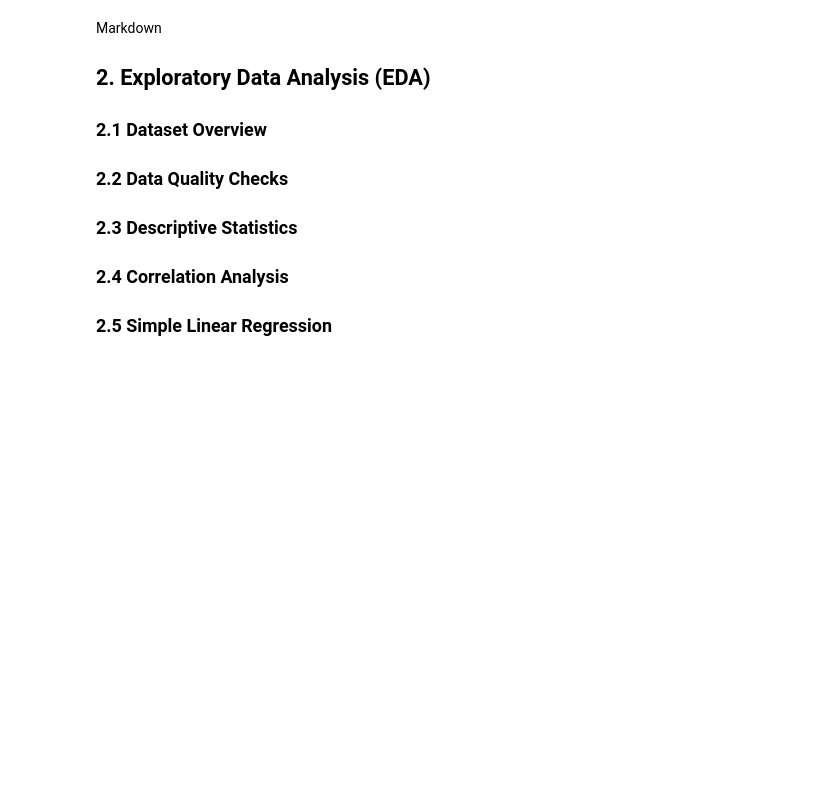
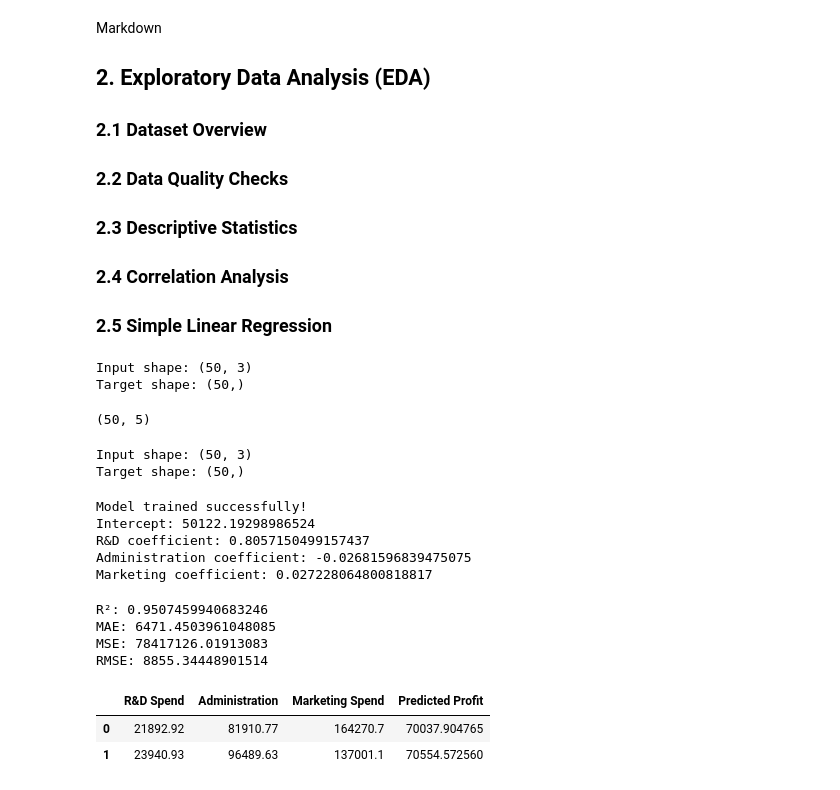
Before and after one commit to jayaranjan2004/Startup-Profit-Analysis, a Jupyter notebook: Data/profit_analysis.ipynb, the cells around one changed output. Cells and saved outputs as stored; diff of their text form; code cells hidden in the pictures; blank space fills up the shorter version.

Commit message:
Complete Python regression analysis and profit predictions

```diff
--- a/Data/profit_analysis.ipynb
+++ b/Data/profit_analysis.ipynb
@@ -191,0 +196,74 @@ Markdown
+# %%
+X = df[["R&D Spend", "Administration", "Marketing Spend"]]
+y = df["Profit"]
+
+print("Input shape:", X.shape)
+print("Target shape:", y.shape)
+# %% [output]
+Input shape: (50, 3)
+Target shape: (50,)
+# %%
+import pandas as pd
+
+df = pd.read_csv("../Data/raw data/50_Startups.csv")
+
+print(df.shape)
+# %% [output]
+(50, 5)
+# %%
+X = df[["R&D Spend", "Administration", "Marketing Spend"]]
+y = df["Profit"]
+
+print("Input shape:", X.shape)
+print("Target shape:", y.shape)
+# %% [output]
+Input shape: (50, 3)
+Target shape: (50,)
+# %%
+model = LinearRegression()
+model.fit(X, y)
+
+print("Model trained successfully!")
+print("Intercept:", model.intercept_)
+print("R&D coefficient:", model.coef_[0])
+print("Administration coefficient:", model.coef_[1])
+print("Marketing coefficient:", model.coef_[2])
+# %% [output]
+Model trained successfully!
+Intercept: 50122.19298986524
+R&D coefficient: 0.8057150499157437
+Administration coefficient: -0.02681596839475075
+Marketing coefficient: 0.027228064800818817
+# %%
+y_pred = model.predict(X)
+
+r2 = r2_score(y, y_pred)
+mae = mean_absolute_error(y, y_pred)
+mse = mean_squared_error(y, y_pred)
+rmse = np.sqrt(mse)
+
+print("R²:", r2)
+print("MAE:", mae)
+print("MSE:", mse)
+print("RMSE:", rmse)
+# %% [output]
+R²: 0.9507459940683246
+MAE: 6471.4503961048085
+MSE: 78417126.01913083
+RMSE: 8855.34448901514
+# %%
+new_startups = pd.DataFrame({
+    "R&D Spend": [21892.92, 23940.93],
+    "Administration": [81910.77, 96489.63],
+    "Marketing Spend": [164270.70, 137001.10]
+})
+
+predicted_profit = model.predict(new_startups)
+
+new_startups["Predicted Profit"] = predicted_profit
+
+new_startups
+# %% [output]
+|  | R&D Spend | Administration | Marketing Spend | Predicted Profit |
+| 0 | 21892.92 | 81910.77 | 164270.7 | 70037.904765 |
+| 1 | 23940.93 | 96489.63 | 137001.1 | 70554.572560 |
```
Also changed, not shown: parts of 1 cell of this notebook.
